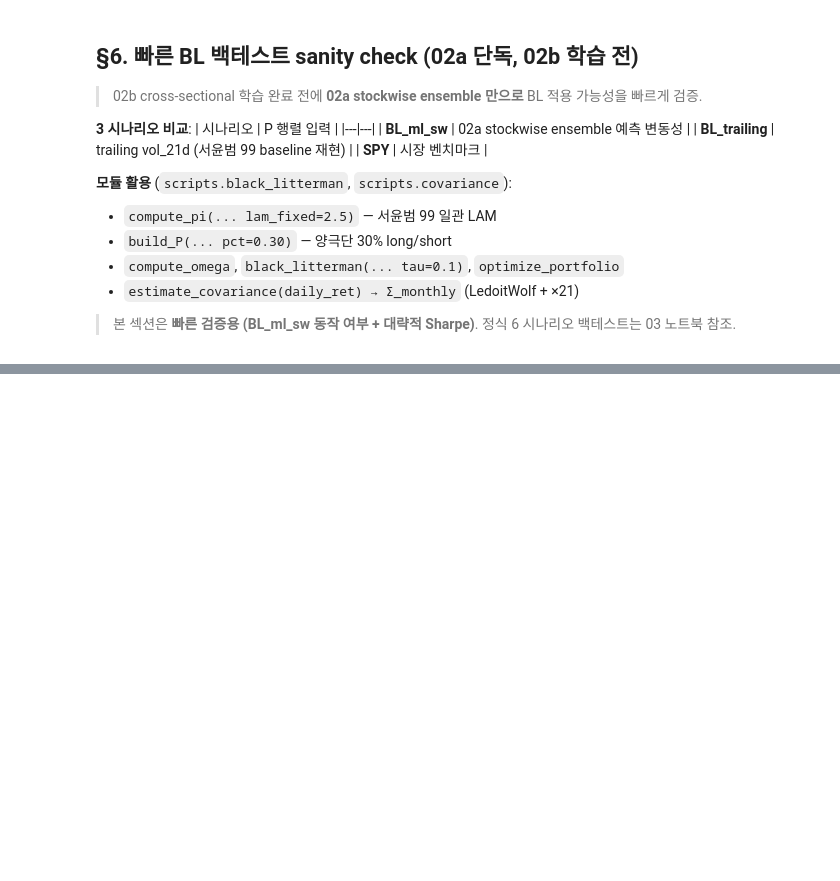
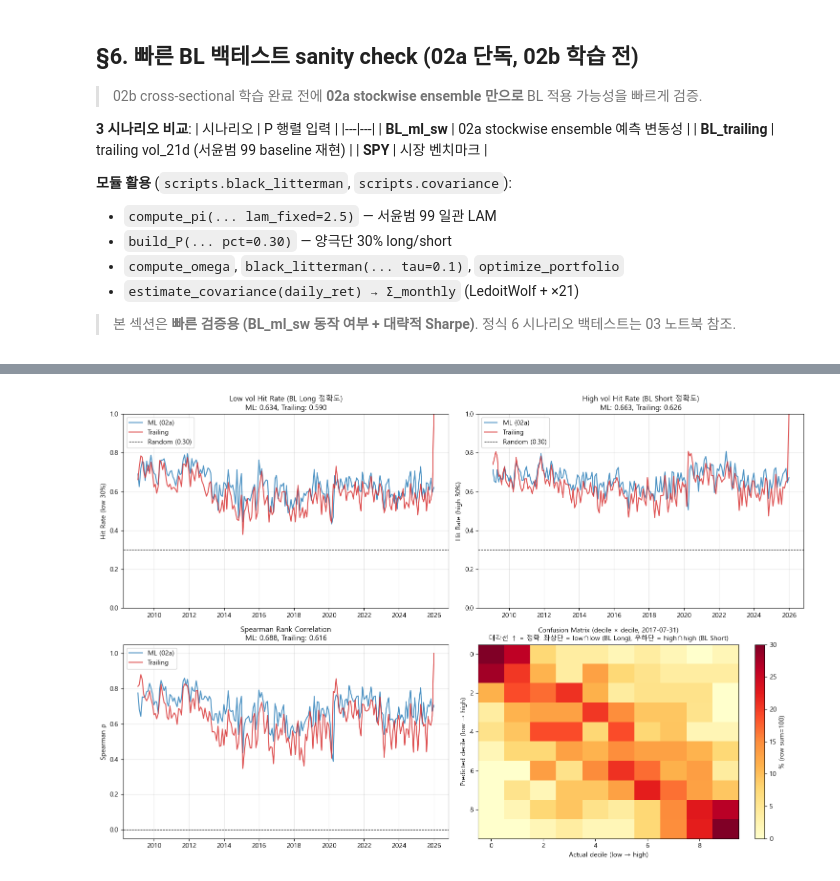
Before and after one commit to sybeom528/finance_project, a Jupyter notebook: 시계열_Test/Phase3_Robust_Extensions/02a_phase15_stockwise_extended.ipynb, the cells around one changed output, grey strips where cells are left out. Drawn from its saved outputs; the diff is of its cells as text; code cells hidden in the pictures; blank space fills up the shorter version.

```diff
--- a/시계열_Test/Phase3_Robust_Extensions/02a_phase15_stockwise_extended.ipynb
+++ b/시계열_Test/Phase3_Robust_Extensions/02a_phase15_stockwise_extended.ipynb
@@ -779,3 +880,15 @@ print('=== 서윤범 99 baseline 참고 ===')
 print('  보고 Sharpe: 1.065 (재계산 1.157)')
 print(f'  Phase 3 BL_trailing Sharpe (현재): {metrics_table.loc["BL_trailing", "sharpe"]:.3f}')
 print(f'  차이: {(metrics_table.loc["BL_trailing", "sharpe"] - 1.157) / 1.157 * 100:+.2f}% from 서윤범 (재계산)')
+
+# ⭐ metrics 저장 (05a §7-5/§7-8 결론 텍스트 변수 참조용, 2026-04-30)
+import pickle
+metrics_pkl_path = DATA_DIR / 'bl_metrics_sanity_check.pkl'
+with open(metrics_pkl_path, 'wb') as f:
+    pickle.dump({
+        'metrics_table': metrics_table.to_dict(),
+        'delta_sharpe': delta_sharpe,
+        'delta_cagr': delta_cagr,
+        'delta_mdd': delta_mdd,
+    }, f)
+print(f'\n💾 metrics 저장: {metrics_pkl_path.name} (05a §7-5/§7-8 변수 참조용)')
@@ -844,0 +1137,60 @@ print('💡 정식 6 시나리오 (+EW, +Mcap, +BL_ml_cs) 평가는 02b 완료
+# %%
+# ─── 5. 시각화 (Hit Rate 시계열 + Confusion Matrix) ───
+fig, axes = plt.subplots(2, 2, figsize=(15, 10))
+
+# (1) Low vol hit rate 시계열
+ax = axes[0, 0]
+ax.plot(hr_ml.index, hr_ml['low_hit'], label='ML (02a)', color='#1f77b4', linewidth=1.5, alpha=0.8)
+ax.plot(hr_tr.index, hr_tr['low_hit'], label='Trailing', color='#d62728', linewidth=1.5, alpha=0.8)
+ax.axhline(0.30, color='black', linewidth=0.8, linestyle='--', label='Random (0.30)')
+ax.set_title(f'Low vol Hit Rate (BL Long 정확도)\nML: {hr_ml["low_hit"].mean():.3f}, '
+             f'Trailing: {hr_tr["low_hit"].mean():.3f}', fontsize=11)
+ax.set_ylabel('Hit Rate (low 30%)'); ax.legend(); ax.grid(alpha=0.3)
+ax.set_ylim(0, 1)
+
+# (2) High vol hit rate 시계열
+ax = axes[0, 1]
+ax.plot(hr_ml.index, hr_ml['high_hit'], label='ML (02a)', color='#1f77b4', linewidth=1.5, alpha=0.8)
+ax.plot(hr_tr.index, hr_tr['high_hit'], label='Trailing', color='#d62728', linewidth=1.5, alpha=0.8)
+ax.axhline(0.30, color='black', linewidth=0.8, linestyle='--', label='Random (0.30)')
+ax.set_title(f'High vol Hit Rate (BL Short 정확도)\nML: {hr_ml["high_hit"].mean():.3f}, '
+             f'Trailing: {hr_tr["high_hit"].mean():.3f}', fontsize=11)
+ax.set_ylabel('Hit Rate (high 30%)'); ax.legend(); ax.grid(alpha=0.3)
+ax.set_ylim(0, 1)
+
+# (3) Spearman rank corr 시계열
+ax = axes[1, 0]
+ax.plot(hr_ml.index, hr_ml['spearman'], label='ML (02a)', color='#1f77b4', linewidth=1.5, alpha=0.8)
+ax.plot(hr_tr.index, hr_tr['spearman'], label='Trailing', color='#d62728', linewidth=1.5, alpha=0.8)
+ax.axhline(0, color='black', linewidth=0.8, linestyle='--')
+ax.set_title(f'Spearman Rank Correlation\nML: {hr_ml["spearman"].mean():.3f}, '
+             f'Trailing: {hr_tr["spearman"].mean():.3f}', fontsize=11)
+ax.set_ylabel('Spearman ρ'); ax.legend(); ax.grid(alpha=0.3)
+
+# (4) Decile × Decile confusion matrix (sample month)
+sample_date = reb_dates[len(reb_dates) // 2]   # 중간 시점
+if sample_date in ml_pred_pivot.index and sample_date in actual_pivot.index:
+    pred = ml_pred_pivot.loc[sample_date].dropna()
+    actual = actual_pivot.loc[sample_date].dropna()
+    common = pred.index.intersection(actual.index)
+    if len(common) >= 30:
+        pred_c = pred.loc[common]; actual_c = actual.loc[common]
+        # decile (10 분위)
+        pred_dec = pd.qcut(pred_c, 10, labels=False, duplicates='drop')
+        actual_dec = pd.qcut(actual_c, 10, labels=False, duplicates='drop')
+        cm = pd.crosstab(pred_dec, actual_dec, normalize='index') * 100   # row 정규화 (%)
+
+        ax = axes[1, 1]
+        im = ax.imshow(cm.values, cmap='YlOrRd', aspect='auto', vmin=0, vmax=30)
+        ax.set_title(f'Confusion Matrix (decile × decile, {sample_date.date()})\n'
+                     f'대각선 ↑ = 정확. 좌상단 = low∩low (BL Long), 우하단 = high∩high (BL Short)',
+                     fontsize=10)
+        ax.set_xlabel('Actual decile (low → high)')
+        ax.set_ylabel('Predicted decile (low → high)')
+        plt.colorbar(im, ax=ax, label='% (row sum=100)')
+
+plt.tight_layout()
+plt.savefig(OUT_DIR / 'hit_rate_analysis.png', dpi=100, bbox_inches='tight')
+plt.show()
+# %% [output]
+[figure, added]
```
Also changed, not shown: parts of 14 cells of this notebook, 57 other files.
